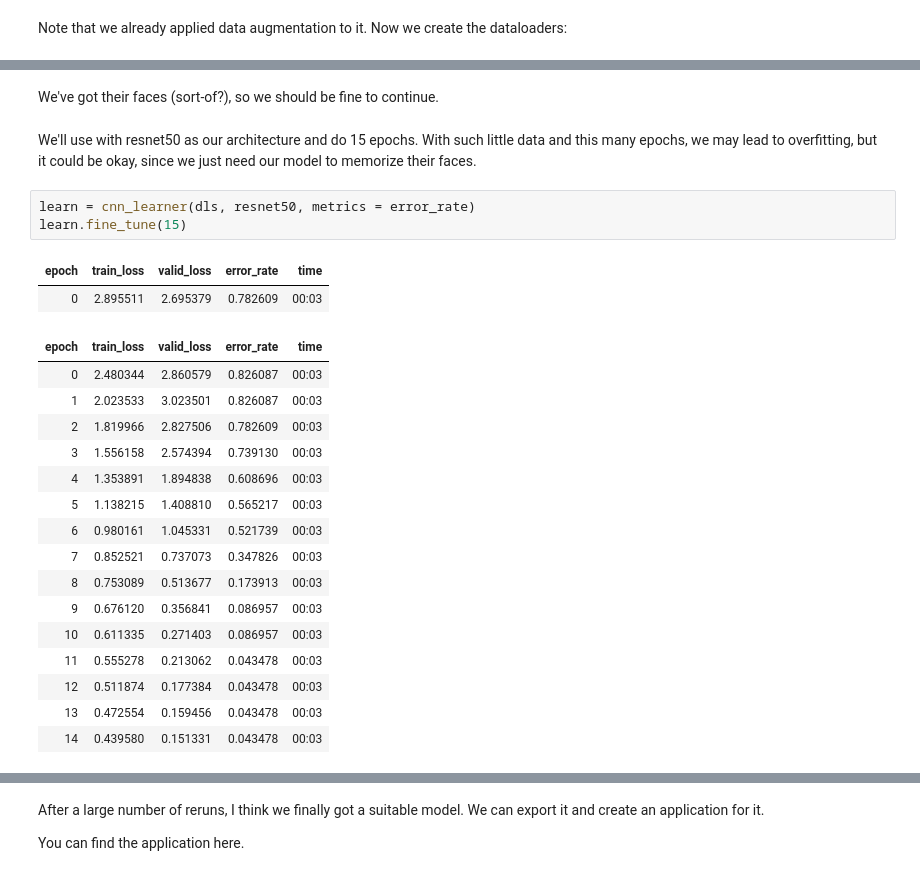
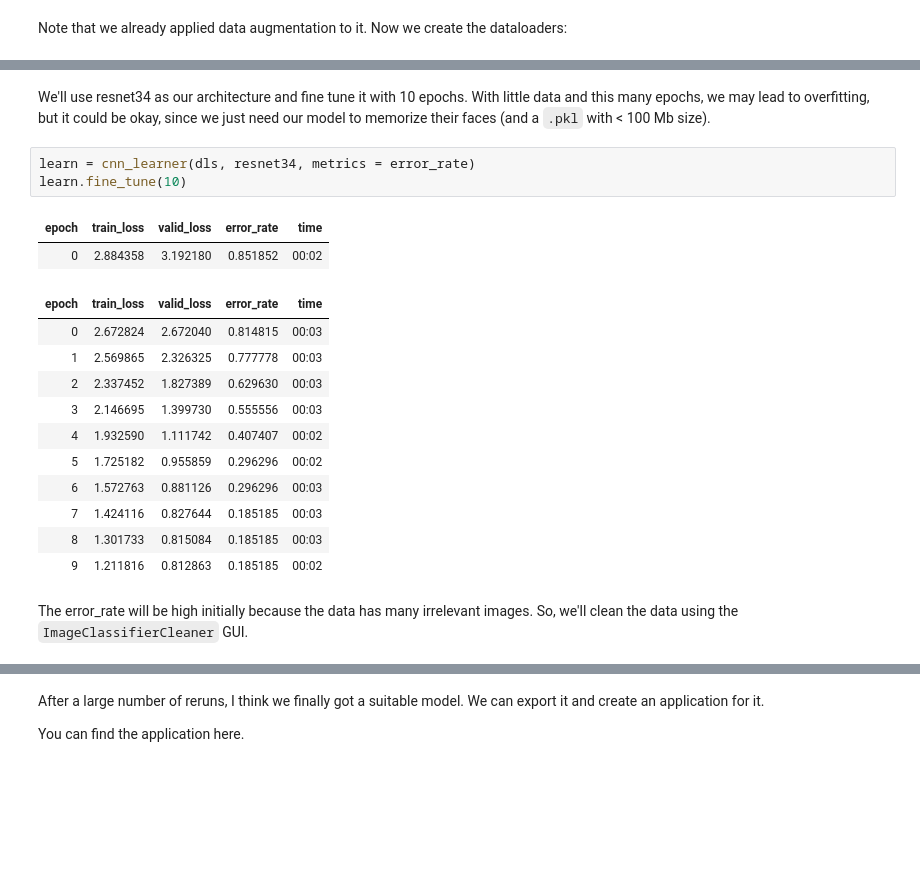
Before and after one commit to griolu/deeplearningblog, a Jupyter notebook: _notebooks/2021-01-30-OfflineTV-Who.ipynb, the cells around one changed output, grey strips where cells are left out. Saved outputs shown, nothing was run; the diff lists cells and outputs as text; blank space fills up the shorter version.

```diff
--- a/_notebooks/2021-01-30-OfflineTV-Who.ipynb
+++ b/_notebooks/2021-01-30-OfflineTV-Who.ipynb
@@ -78,29 +80,24 @@ dls.valid.show_batch(max_n = 4, nrows = 1)
-# %% [markdown]
-We've got their faces (sort-of?), so we should be fine to continue.
 # %% [markdown]
-We'll use with resnet50 as our architecture and do 15 epochs. With such little data and this many epochs, we may lead to overfitting, but it could be okay, since we just need our model to memorize their faces.
+We'll use resnet34 as our architecture and fine tune it with 10 epochs. With little data and this many epochs, we may lead to overfitting, but it could be okay, since we just need our model to memorize their faces (and a `.pkl` with < 100 Mb size).
 # %%
-learn = cnn_learner(dls, resnet50, metrics = error_rate)
-learn.fine_tune(15)
+learn = cnn_learner(dls, resnet34, metrics = error_rate)
+learn.fine_tune(10)
 # %% [output]
 | epoch | train_loss | valid_loss | error_rate | time |
-| 0 | 2.895511 | 2.695379 | 0.782609 | 00:03 |
+| 0 | 2.884358 | 3.192180 | 0.851852 | 00:02 |
 | epoch | train_loss | valid_loss | error_rate | time |
-| 0 | 2.480344 | 2.860579 | 0.826087 | 00:03 |
-| 1 | 2.023533 | 3.023501 | 0.826087 | 00:03 |
-| 2 | 1.819966 | 2.827506 | 0.782609 | 00:03 |
-| 3 | 1.556158 | 2.574394 | 0.739130 | 00:03 |
-| 4 | 1.353891 | 1.894838 | 0.608696 | 00:03 |
-| 5 | 1.138215 | 1.408810 | 0.565217 | 00:03 |
-| 6 | 0.980161 | 1.045331 | 0.521739 | 00:03 |
-| 7 | 0.852521 | 0.737073 | 0.347826 | 00:03 |
-| 8 | 0.753089 | 0.513677 | 0.173913 | 00:03 |
-| 9 | 0.676120 | 0.356841 | 0.086957 | 00:03 |
-| 10 | 0.611335 | 0.271403 | 0.086957 | 00:03 |
-| 11 | 0.555278 | 0.213062 | 0.043478 | 00:03 |
-| 12 | 0.511874 | 0.177384 | 0.043478 | 00:03 |
-| 13 | 0.472554 | 0.159456 | 0.043478 | 00:03 |
-| 14 | 0.439580 | 0.151331 | 0.043478 | 00:03 |
+| 0 | 2.672824 | 2.672040 | 0.814815 | 00:03 |
+| 1 | 2.569865 | 2.326325 | 0.777778 | 00:03 |
+| 2 | 2.337452 | 1.827389 | 0.629630 | 00:03 |
+| 3 | 2.146695 | 1.399730 | 0.555556 | 00:03 |
+| 4 | 1.932590 | 1.111742 | 0.407407 | 00:02 |
+| 5 | 1.725182 | 0.955859 | 0.296296 | 00:02 |
+| 6 | 1.572763 | 0.881126 | 0.296296 | 00:03 |
+| 7 | 1.424116 | 0.827644 | 0.185185 | 00:03 |
+| 8 | 1.301733 | 0.815084 | 0.185185 | 00:03 |
+| 9 | 1.211816 | 0.812863 | 0.185185 | 00:02 |
+# %% [markdown]
+The error_rate will be high initially because the data has many irrelevant images. So, we'll clean the data using the `ImageClassifierCleaner` GUI.
 # %%
 interp = ClassificationInterpretation.from_learner(learn)
 interp.plot_confusion_matrix()
```
Also changed, not shown: parts of 19 cells of this notebook.
